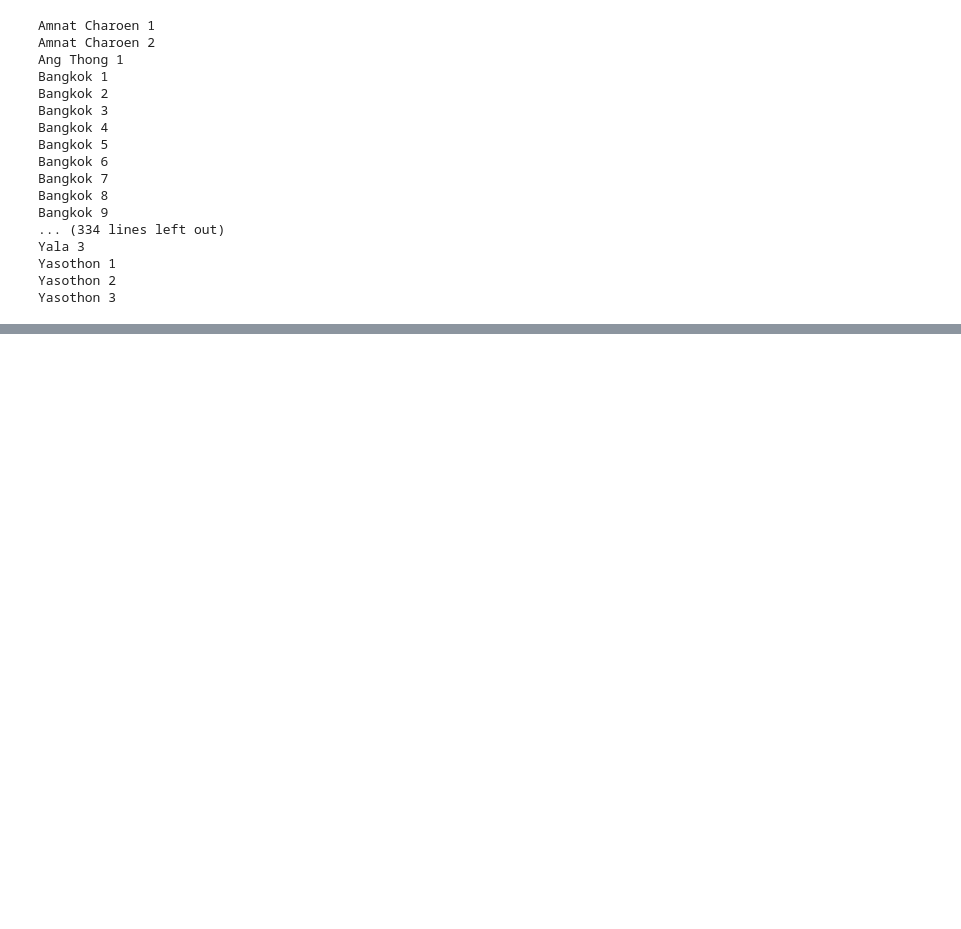
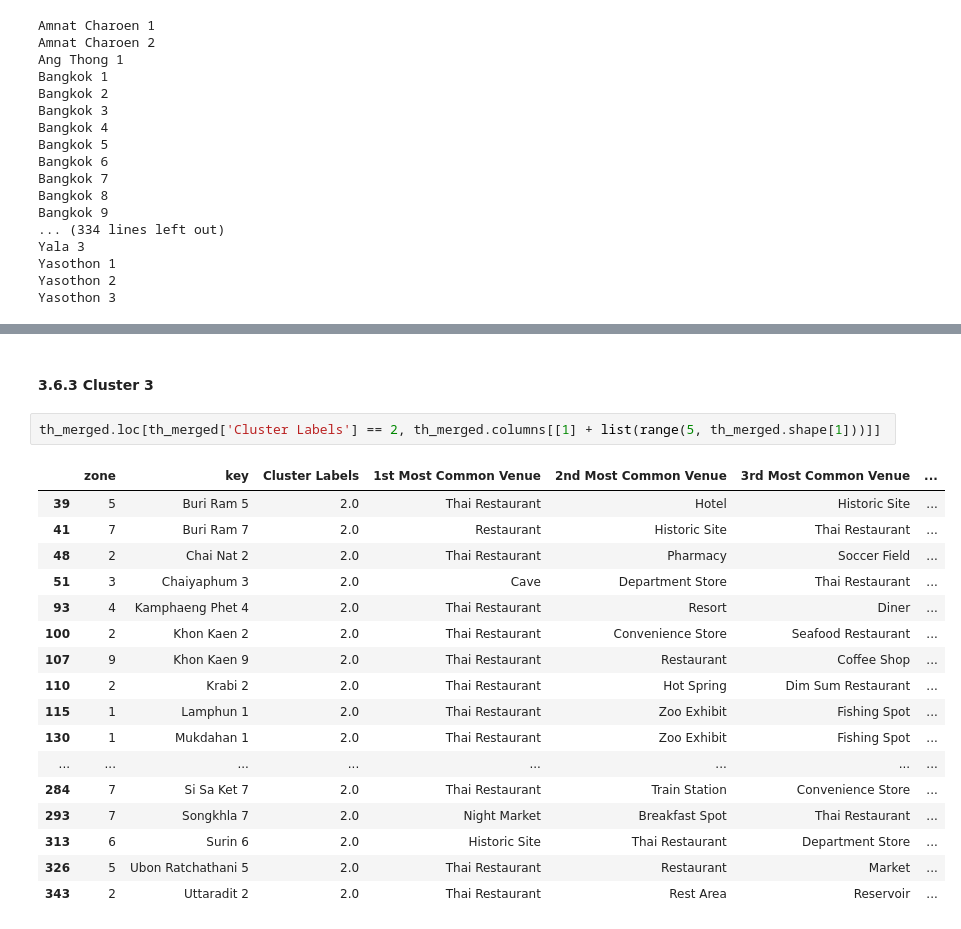
Before and after one commit to pornvutp/Coursera_Capstone, a Jupyter notebook: Capstone Project - Week 5.ipynb, the cells around one changed output, grey strips where cells are left out. Cells and saved outputs as stored; diff of their text form; blank space fills up the shorter version.

```diff
--- a/Capstone Project - Week 5.ipynb
+++ b/Capstone Project - Week 5.ipynb
@@ -554,0 +759,22 @@ print(th_venues.shape)
+# %% [markdown]
+#### 3.6.3 Cluster 3
+# %%
+th_merged.loc[th_merged['Cluster Labels'] == 2, th_merged.columns[[1] + list(range(5, th_merged.shape[1]))]]
+# %% [output]
+|  | zone | key | Cluster Labels | 1st Most Common Venue | 2nd Most Common Venue | 3rd Most Common Venue | ... |
+| 39 | 5 | Buri Ram 5 | 2.0 | Thai Restaurant | Hotel | Historic Site | ... |
+| 41 | 7 | Buri Ram 7 | 2.0 | Restaurant | Historic Site | Thai Restaurant | ... |
+| 48 | 2 | Chai Nat 2 | 2.0 | Thai Restaurant | Pharmacy | Soccer Field | ... |
+| 51 | 3 | Chaiyaphum 3 | 2.0 | Cave | Department Store | Thai Restaurant | ... |
+| 93 | 4 | Kamphaeng Phet 4 | 2.0 | Thai Restaurant | Resort | Diner | ... |
+| 100 | 2 | Khon Kaen 2 | 2.0 | Thai Restaurant | Convenience Store | Seafood Restaurant | ... |
+| 107 | 9 | Khon Kaen 9 | 2.0 | Thai Restaurant | Restaurant | Coffee Shop | ... |
+| 110 | 2 | Krabi 2 | 2.0 | Thai Restaurant | Hot Spring | Dim Sum Restaurant | ... |
+| 115 | 1 | Lamphun 1 | 2.0 | Thai Restaurant | Zoo Exhibit | Fishing Spot | ... |
+| 130 | 1 | Mukdahan 1 | 2.0 | Thai Restaurant | Zoo Exhibit | Fishing Spot | ... |
+| ... | ... | ... | ... | ... | ... | ... | ... |
+| 284 | 7 | Si Sa Ket 7 | 2.0 | Thai Restaurant | Train Station | Convenience Store | ... |
+| 293 | 7 | Songkhla 7 | 2.0 | Night Market | Breakfast Spot | Thai Restaurant | ... |
+| 313 | 6 | Surin 6 | 2.0 | Historic Site | Thai Restaurant | Department Store | ... |
+| 326 | 5 | Ubon Ratchathani 5 | 2.0 | Thai Restaurant | Restaurant | Market | ... |
+| 343 | 2 | Uttaradit 2 | 2.0 | Thai Restaurant | Rest Area | Reservoir | ... |
```
Also changed, not shown: parts of 31 cells of this notebook.
